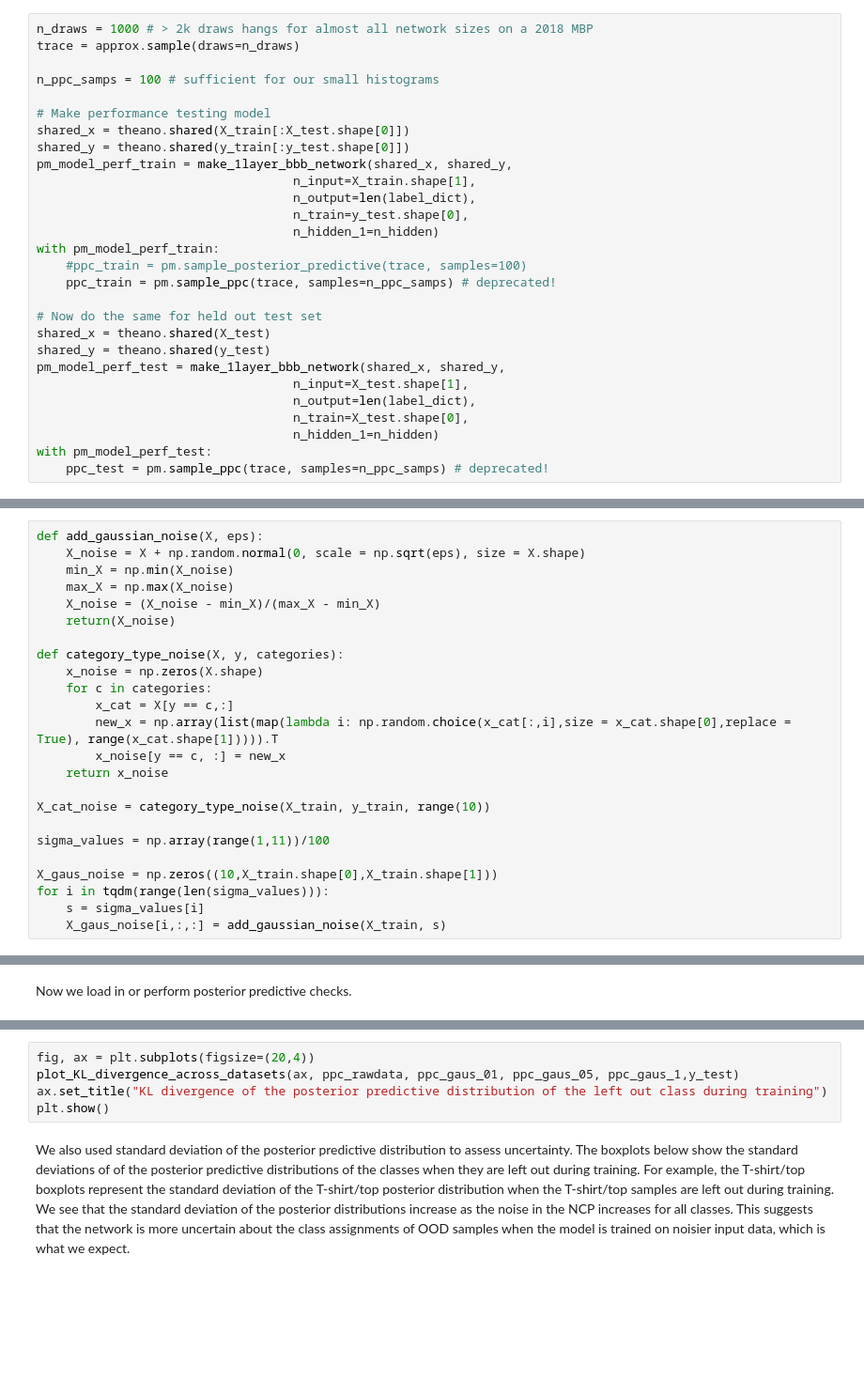
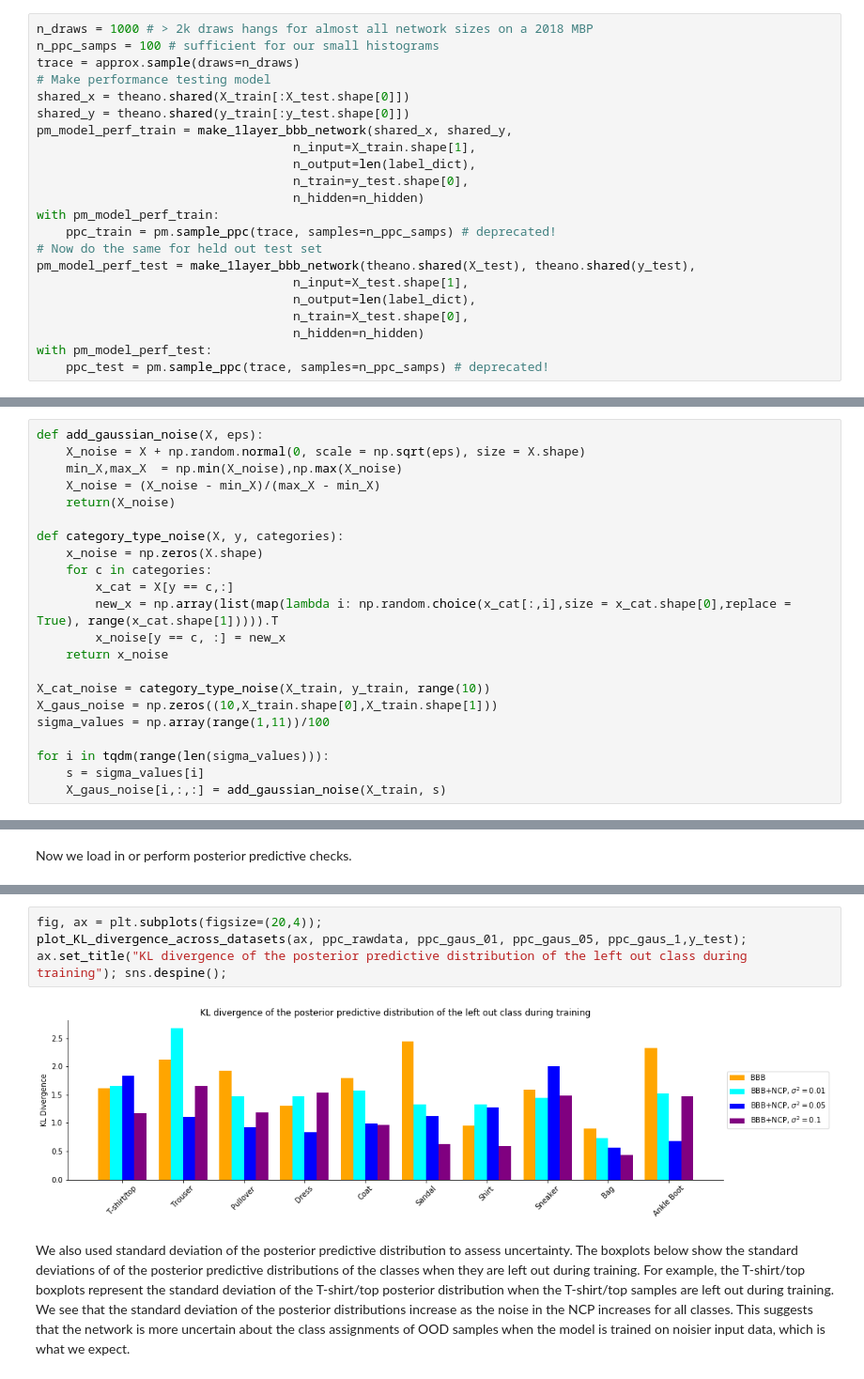
Before and after one commit to chongguo/ADVI-pymc3-Fashion-MNIST, a Jupyter notebook: BBB_tutorial.ipynb, the cells around one changed output, grey strips where cells are left out. Shown at 94% size. Drawn from its saved outputs; the diff is of its cells as text; blank space fills up the shorter version.

```diff
--- a/BBB_tutorial.ipynb
+++ b/BBB_tutorial.ipynb
@@ -631,10 +619,8 @@ sns.despine();
 Now we are ready to draw samples from variational posterior (~weights in the network) we have constructed. To do this we just call `sample` on the approximation. To get performance on the training and test data we construct another two networks `pm_model_perf_train` and `pm_model_perf_test` to sample the posterior predictive distribution, using the trace (posterior samples) from the ADVI approximation above. And for speed's sake we just take a subset of the training data to test the model with (size equal to the training data since it is a more manageable size. We did not find that this yeilded any difference from running on the entire training set.
 # %%
 n_draws = 1000 # > 2k draws hangs for almost all network sizes on a 2018 MBP
+n_ppc_samps = 100 # sufficient for our small histograms
 trace = approx.sample(draws=n_draws)
-
-n_ppc_samps = 100 # sufficient for our small histograms
-
 # Make performance testing model
 shared_x = theano.shared(X_train[:X_test.shape[0]])
 shared_y = theano.shared(y_train[:y_test.shape[0]])
@@ -642,19 +628,15 @@ pm_model_perf_train = make_1layer_bbb_network(shared_x, shared_y,
                                    n_input=X_train.shape[1],
                                    n_output=len(label_dict),
                                    n_train=y_test.shape[0],
-                                   n_hidden_1=n_hidden)
+                                   n_hidden=n_hidden)
 with pm_model_perf_train:
-    #ppc_train = pm.sample_posterior_predictive(trace, samples=100)
     ppc_train = pm.sample_ppc(trace, samples=n_ppc_samps) # deprecated!
-
 # Now do the same for held out test set
-shared_x = theano.shared(X_test)
-shared_y = theano.shared(y_test)
-pm_model_perf_test = make_1layer_bbb_network(shared_x, shared_y,
+pm_model_perf_test = make_1layer_bbb_network(theano.shared(X_test), theano.shared(y_test),
                                    n_input=X_test.shape[1],
                                    n_output=len(label_dict),
                                    n_train=X_test.shape[0],
-                                   n_hidden_1=n_hidden)
+                                   n_hidden=n_hidden)
 with pm_model_perf_test:
     ppc_test = pm.sample_ppc(trace, samples=n_ppc_samps) # deprecated!
 # %%
@@ -828,8 +821,7 @@ Here we define the functions to generate our different sources of noise.
 # %%
 def add_gaussian_noise(X, eps):
     X_noise = X + np.random.normal(0, scale = np.sqrt(eps), size = X.shape)
-    min_X = np.min(X_noise)
-    max_X = np.max(X_noise)
+    min_X,max_X  = np.min(X_noise),np.max(X_noise)
     X_noise = (X_noise - min_X)/(max_X - min_X)
     return(X_noise)
 
@@ -842,10 +834,9 @@ def category_type_noise(X, y, categories):
     return x_noise
 
 X_cat_noise = category_type_noise(X_train, y_train, range(10))
-
+X_gaus_noise = np.zeros((10,X_train.shape[0],X_train.shape[1]))
 sigma_values = np.array(range(1,11))/100
 
-X_gaus_noise = np.zeros((10,X_train.shape[0],X_train.shape[1]))
 for i in tqdm(range(len(sigma_values))):
     s = sigma_values[i]
     X_gaus_noise[i,:,:] = add_gaussian_noise(X_train, s)
@@ -1209,8 +1181,9 @@ else:
 # %%
-fig, ax = plt.subplots(figsize=(20,4))
-plot_KL_divergence_across_datasets(ax, ppc_rawdata, ppc_gaus_01, ppc_gaus_05, ppc_gaus_1,y_test)
-ax.set_title("KL divergence of the posterior predictive distribution of the left out class during training")
-plt.show()
+fig, ax = plt.subplots(figsize=(20,4));
+plot_KL_divergence_across_datasets(ax, ppc_rawdata, ppc_gaus_01, ppc_gaus_05, ppc_gaus_1,y_test);
+ax.set_title("KL divergence of the posterior predictive distribution of the left out class during training"); sns.despine();
+# %% [output]
+[figure, added]
 # %% [markdown]
 We also used standard deviation of the posterior predictive distribution to assess uncertainty. The boxplots below show the standard deviations of of the posterior predictive distributions of the classes when they are left out during training. For example, the T-shirt/top boxplots represent the standard deviation of the T-shirt/top posterior distribution when the T-shirt/top samples are left out during training. We see that the standard deviation of the posterior distributions increase as the noise in the NCP increases for all classes. This suggests that the network is more uncertain about the class assignments of OOD samples when the model is trained on noisier input data, which is what we expect.
 # %%
```
Also changed, not shown: parts of 62 cells of this notebook, 6 other files.
